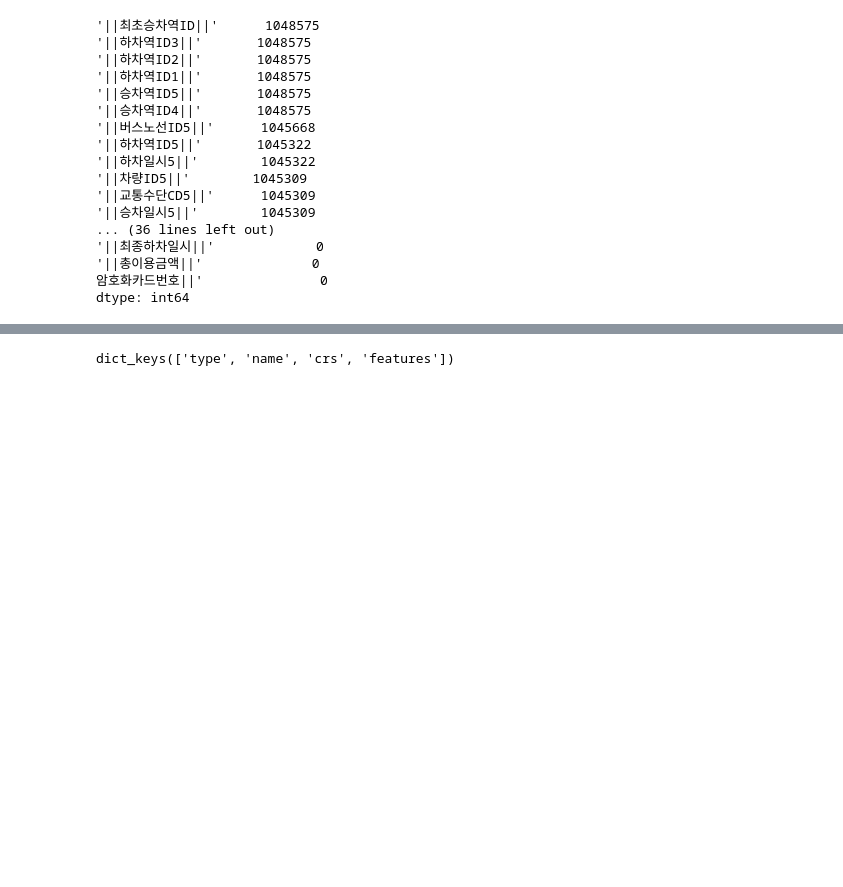
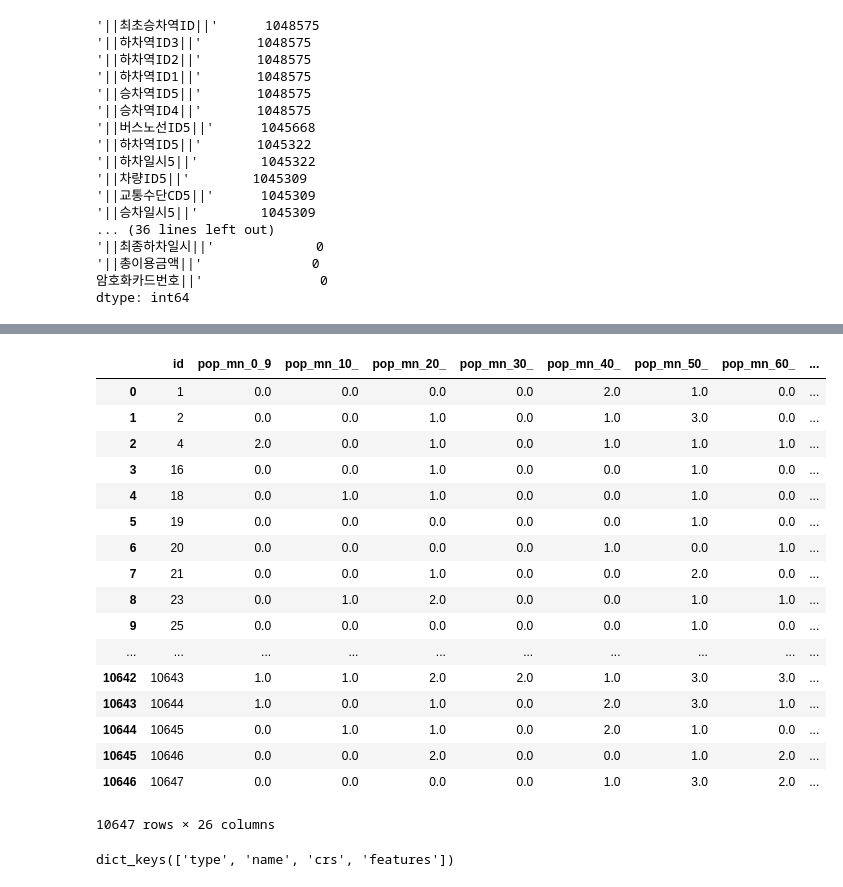
Before and after one commit to whtngus/finding_road, a Jupyter notebook: EDA/EDA_ALL-SH.ipynb, the cells around one changed output, grey strips where cells are left out. Saved outputs shown, nothing was run; the diff lists cells and outputs as text; code cells hidden in the pictures; blank space fills up the shorter version.

```diff
--- a/EDA/EDA_ALL-SH.ipynb
+++ b/EDA/EDA_ALL-SH.ipynb
@@ -272,3 +276,26 @@ with open('PJT001_h_100m_cell_pop.geojson.txt') as json_file:
+# %%
+df = gpd.read_file('./PJT001_h_100m_cell_pop.geojson.txt')
+# %%
+df
+# %% [output]
+|  | id | pop_mn_0_9 | pop_mn_10_ | pop_mn_20_ | pop_mn_30_ | pop_mn_40_ | pop_mn_50_ | pop_mn_60_ | ... |
+| 0 | 1 | 0.0 | 0.0 | 0.0 | 0.0 | 2.0 | 1.0 | 0.0 | ... |
+| 1 | 2 | 0.0 | 0.0 | 1.0 | 0.0 | 1.0 | 3.0 | 0.0 | ... |
+| 2 | 4 | 2.0 | 0.0 | 1.0 | 0.0 | 1.0 | 1.0 | 1.0 | ... |
+| 3 | 16 | 0.0 | 0.0 | 1.0 | 0.0 | 0.0 | 1.0 | 0.0 | ... |
+| 4 | 18 | 0.0 | 1.0 | 1.0 | 0.0 | 0.0 | 1.0 | 0.0 | ... |
+| 5 | 19 | 0.0 | 0.0 | 0.0 | 0.0 | 0.0 | 1.0 | 0.0 | ... |
+| 6 | 20 | 0.0 | 0.0 | 0.0 | 0.0 | 1.0 | 0.0 | 1.0 | ... |
+| 7 | 21 | 0.0 | 0.0 | 1.0 | 0.0 | 0.0 | 2.0 | 0.0 | ... |
+| 8 | 23 | 0.0 | 1.0 | 2.0 | 0.0 | 0.0 | 1.0 | 1.0 | ... |
+| 9 | 25 | 0.0 | 0.0 | 0.0 | 0.0 | 0.0 | 1.0 | 0.0 | ... |
+| ... | ... | ... | ... | ... | ... | ... | ... | ... | ... |
+| 10642 | 10643 | 1.0 | 1.0 | 2.0 | 2.0 | 1.0 | 3.0 | 3.0 | ... |
+| 10643 | 10644 | 1.0 | 0.0 | 1.0 | 0.0 | 2.0 | 3.0 | 1.0 | ... |
+| 10644 | 10645 | 0.0 | 1.0 | 1.0 | 0.0 | 2.0 | 1.0 | 0.0 | ... |
+| 10645 | 10646 | 0.0 | 0.0 | 2.0 | 0.0 | 0.0 | 1.0 | 2.0 | ... |
+| 10646 | 10647 | 0.0 | 0.0 | 0.0 | 0.0 | 1.0 | 3.0 | 2.0 | ... |
+10647 rows × 26 columns
 # %%
 records.keys()
 # %% [output]
```
Also changed, not shown: parts of 6 cells of this notebook.
